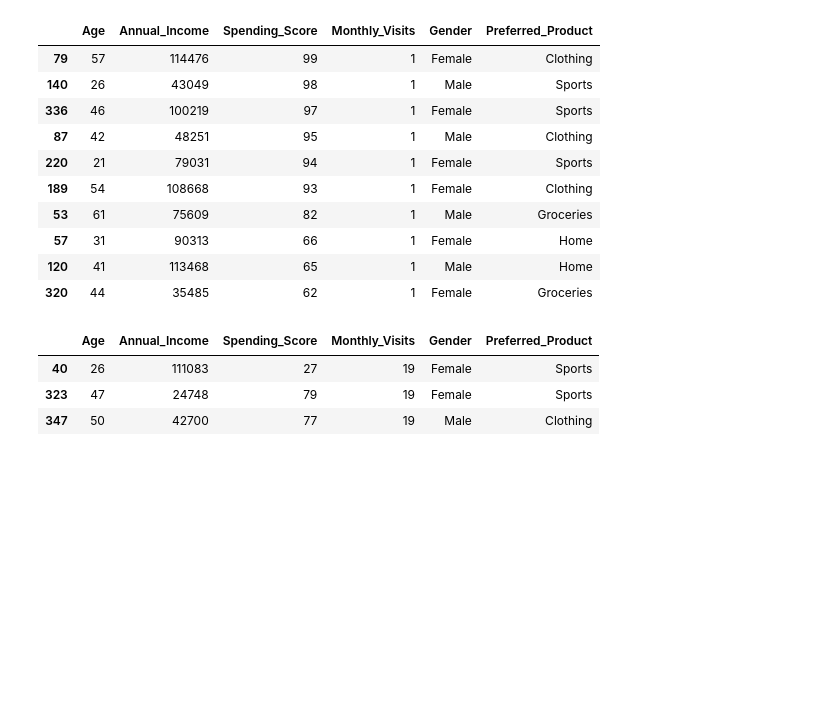
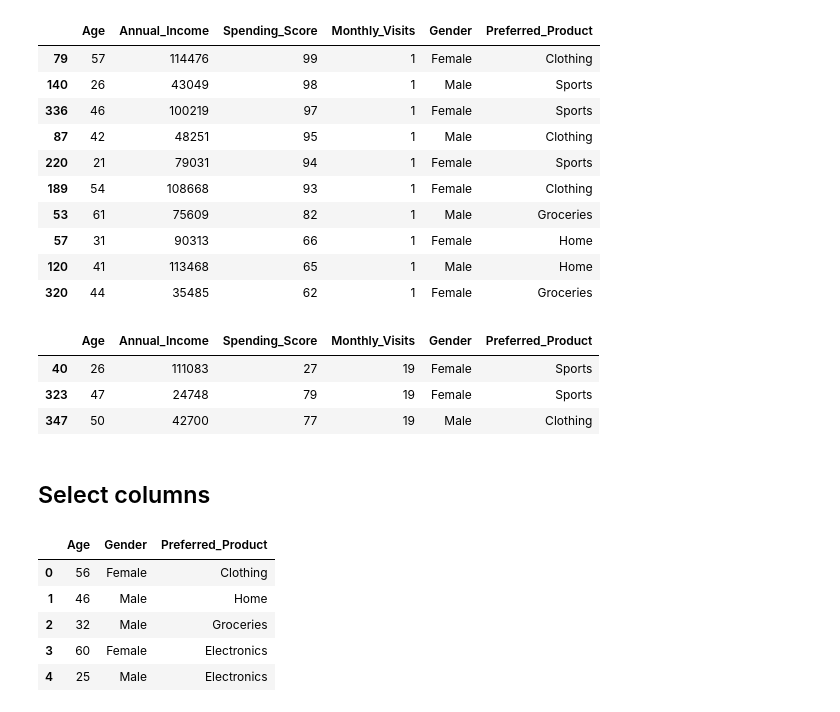
Before and after one commit to GustavMartinez/pandas_specialization, a Jupyter notebook: 03_project_01/EDA_customer_segmentation.ipynb, the cells around one changed output. Saved outputs shown, nothing was run; the diff lists cells and outputs as text; code cells hidden in the pictures; blank space fills up the shorter version.

```diff
--- a/03_project_01/EDA_customer_segmentation.ipynb
+++ b/03_project_01/EDA_customer_segmentation.ipynb
@@ -127,3 +127,15 @@ dataset.sort_values("Monthly_Visits").tail(3)
 | 40 | 26 | 111083 | 27 | 19 | Female | Sports |
 | 323 | 47 | 24748 | 79 | 19 | Female | Sports |
 | 347 | 50 | 42700 | 77 | 19 | Male | Clothing |
+# %% [markdown]
+## Select columns
+# %%
+Age_Gender_Product = dataset[["Age", "Gender", "Preferred_Product"]]
+Age_Gender_Product.head(5)
+# %% [output]
+|  | Age | Gender | Preferred_Product |
+| 0 | 56 | Female | Clothing |
+| 1 | 46 | Male | Home |
+| 2 | 32 | Male | Groceries |
+| 3 | 60 | Female | Electronics |
+| 4 | 25 | Male | Electronics |
```
Also changed, not shown: parts of 2 cells of this notebook.
